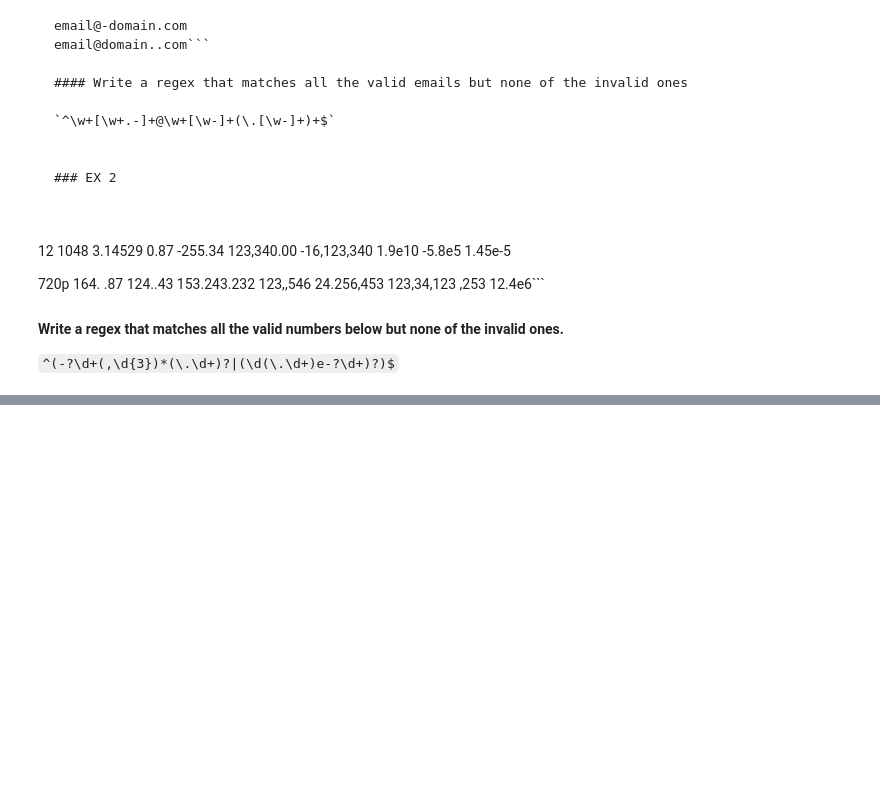
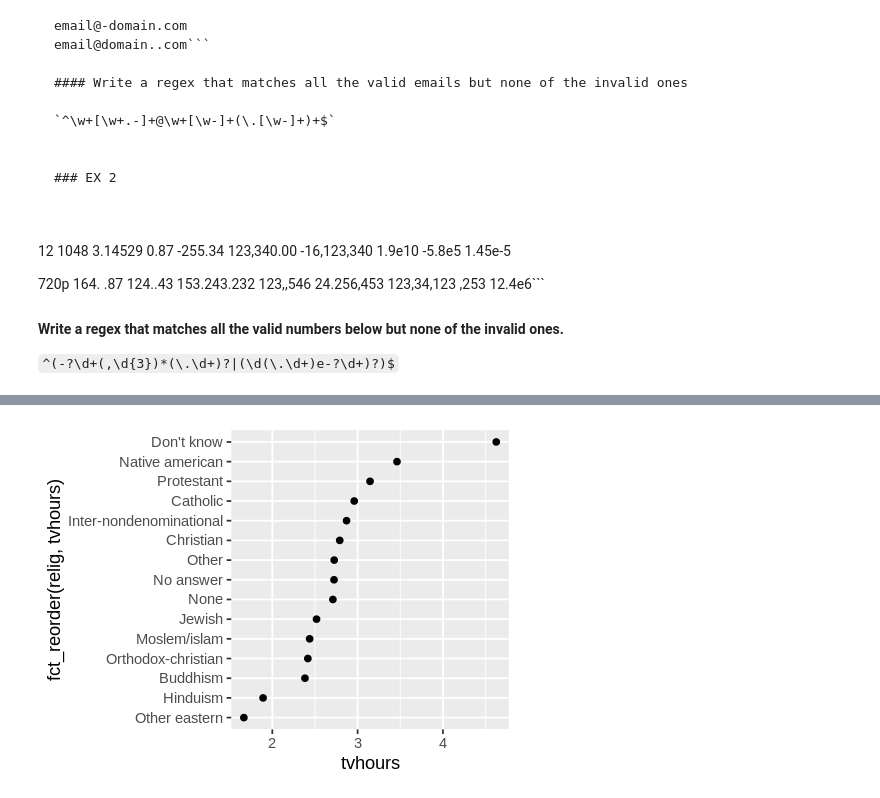
Before and after one commit to enesdilber/stats306_labs, a Jupyter notebook: lab7/lab7.ipynb, the cells around one changed output, grey strips where cells are left out. Drawn from its saved outputs; the diff is of its cells as text; code cells hidden in the pictures; blank space fills up the shorter version.

```diff
--- a/lab7/lab7.ipynb
+++ b/lab7/lab7.ipynb
@@ -416,0 +487,4 @@
+# %%
+ggplot(religion_summary, aes(x=tvhours, y=fct_reorder(relig, tvhours))) + geom_point()
+# %% [output]
+[figure, added]
```
Also changed, not shown: parts of 16 cells of this notebook.
